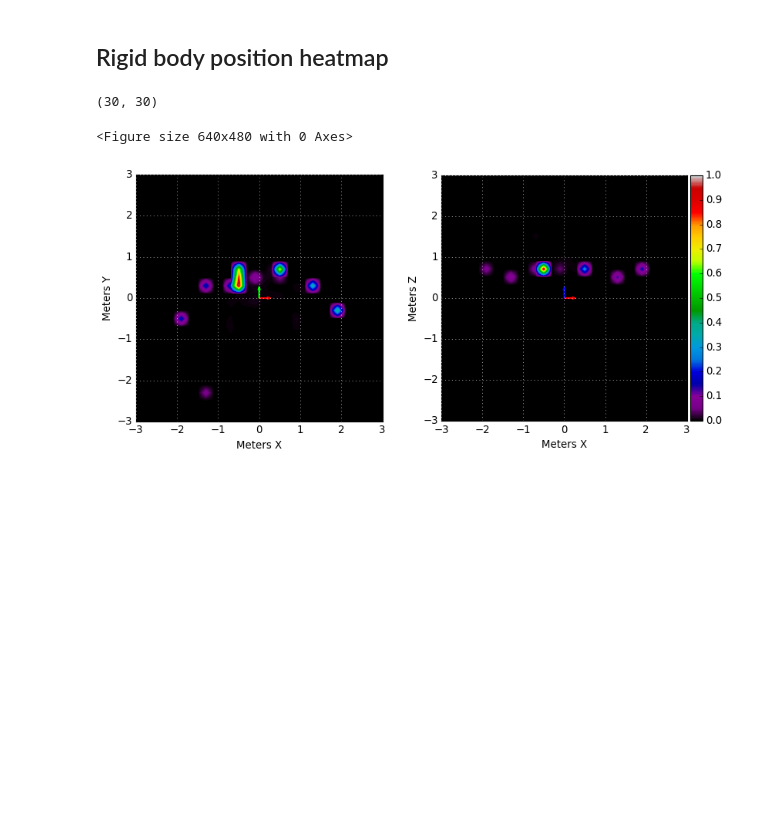
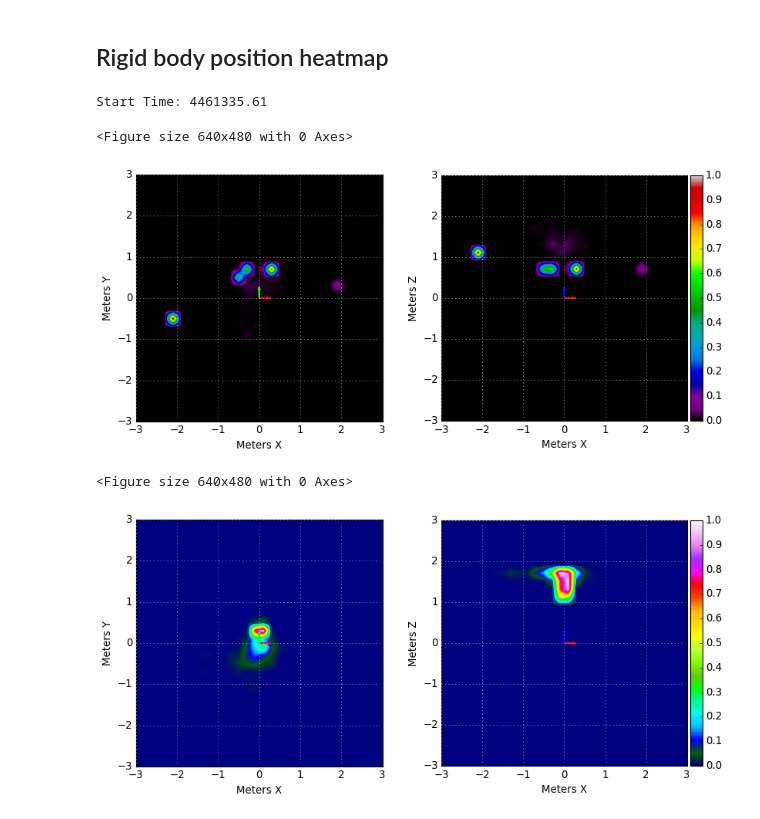
Before and after one commit to pedro-lucas-bravo/master_thesis_data_analysis, a Jupyter notebook: 7-users.ipynb, the cells around one changed output. Drawn from its saved outputs; the diff is of its cells as text; code cells hidden in the pictures; blank space fills up the shorter version.

Commit message:
Implement functions for porcess heatmaps fro mocap and holo position

```diff
--- a/7-users.ipynb
+++ b/7-users.ipynb
@@ -53,39 +76,33 @@ for index, row in mocap_data.iterrows():
-# %%
-from mpl_toolkits.axes_grid1 import make_axes_locatable
-
-def NormalizeData(data):
-    return (data - np.min(data)) / (np.max(data) - np.min(data))
-
-def createIndividualHeatmap(data, limitNumber, fig, ax, hAxisName, vAxisname, hColor, vColor, cmap):
-    plot = ax.imshow(NormalizeData(data), extent=[-limitNumber, limitNumber, limitNumber,- limitNumber], cmap=cmap)
-    ax.invert_yaxis()
-    fig.set_facecolor('white')
-    ax.grid(visible = True, axis = 'y', color = 'w')
-    ax.grid(visible = True, axis = 'x', color = 'w')
-    ax.arrow(0, 0, arrowSize, 0, width = 0.02, color = hColor)
-    ax.arrow(0, 0, 0, arrowSize, width = 0.02, color = vColor)
-    ax.set_xlabel('Meters ' + hAxisName)
-    ax.set_ylabel('Meters '+ vAxisname)
-    return plot
-
-
-print(heatmap_x_y.shape)
-plt.style.use('classic')
-#plt.rcParams.update(plt.rcParamsDefault)
-arrowSize = 0.2
-boundary = limit / 1000 #hack -0.5
-
-plt.figure()
-fig, axs = plt.subplots(1, 2, figsize=(12,5))
-plot0 = createIndividualHeatmap(heatmap_x_y, boundary, fig, axs[0], 'X', 'Y', 'red', 'lime', 'nipy_spectral')
-plot1 = createIndividualHeatmap(heatmap_x_z, boundary, fig, axs[1], 'X', 'Z', 'red', 'blue', 'nipy_spectral')
-divider = make_axes_locatable(axs[1])
-cax = divider.append_axes("right", size="5%", pad= 0.05)
-plt.colorbar(plot1, cax=cax)
-plt.show()
-
-plt.rcParams.update(plt.rcParamsDefault)
-# %% [output]
-(30, 30)
-<Figure size 640x480 with 0 Axes>
-[figure, removed]
+# %%
+# User data and start time
+user_data = pd.read_csv('./FinalDatasets/users/user-2.txt')
+start_data = user_data.loc[user_data['start'].str.contains('globalstart')]# if not it assumes it is all data BE CAREFUL HERE
+startTime = 0
+if start_data.shape[0] > 0:
+    startTime = float(start_data.values[0][0].split()[0])
+    print('Start Time: ' + str(startTime))
+
+limit = 3000
+step = 200
+# %% [output]
+Start Time: 4461335.61
+# %%
+# MOCAP data
+
+mocap_data = filterData(user_data, 'mocap', startTime)
+heatmap_x_y, heatmap_x_z = generateHeatmapData(mocap_data, 2, 3, 4, limit, step)
+createRoomHeatmap(heatmap_x_y, heatmap_x_z, 'nipy_spectral', limit)
+
+# HOLO data
+
+holo_data = filterData(user_data, 'holo', startTime)
+holo_posdir_data = holo_data.loc[holo_data[2].str.contains('/gazedir')]
+
+#pos: 3, 4, 5 dir:6, 7, 8
+heatmap_x_y, heatmap_x_z = generateHeatmapData(holo_posdir_data, 3, 4, 5, limit, step)
+createRoomHeatmap(heatmap_x_y, heatmap_x_z, 'gist_ncar', limit)
+# %% [output]
+<Figure size 640x480 with 0 Axes>
+[figure, added]
+<Figure size 640x480 with 0 Axes>
+[figure, added]
```
Also changed, not shown: parts of 1 cell of this notebook, 8 other files.
